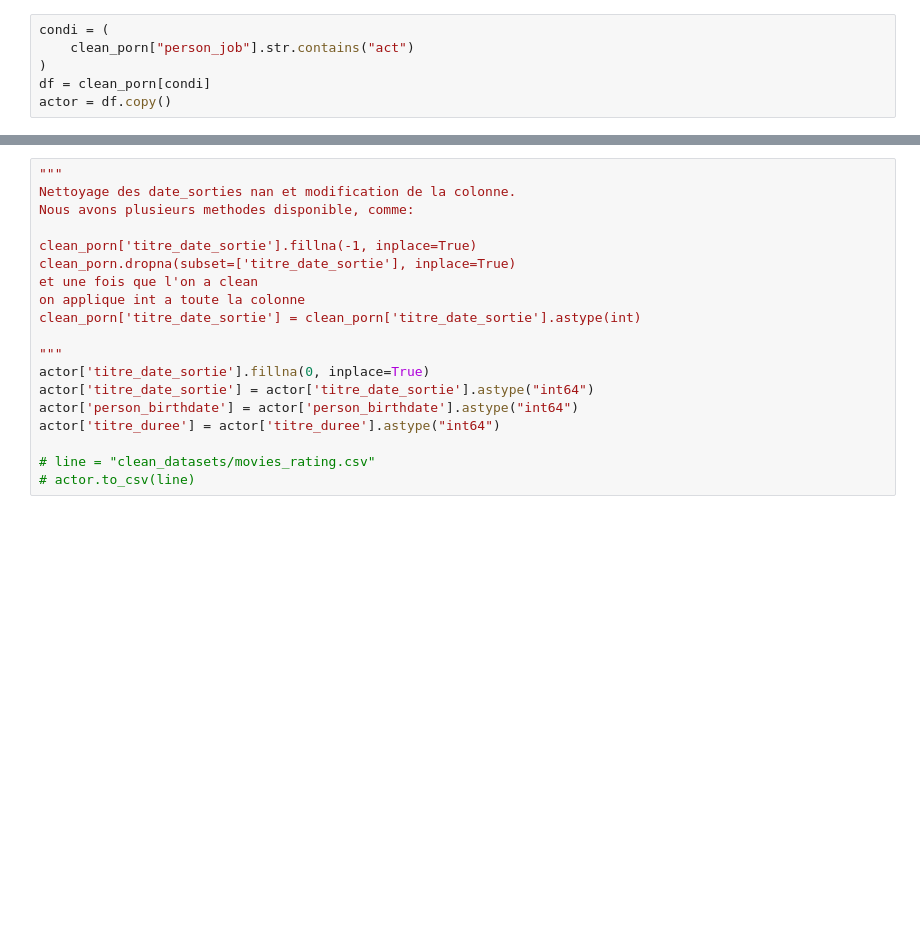
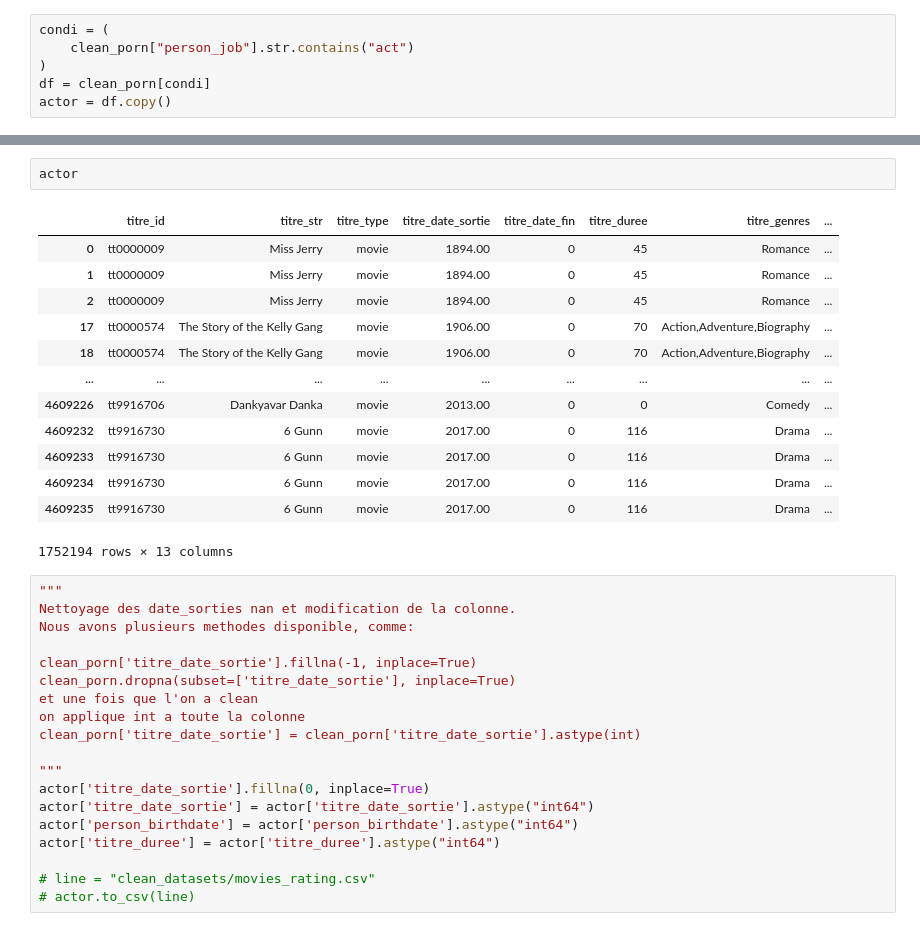
Before and after one commit to Morgan-DCL/project_2, a Jupyter notebook: eda_movies.ipynb, the cells around one changed output, grey strips where cells are left out. Cells and saved outputs as stored; diff of their text form; blank space fills up the shorter version.

```diff
--- a/eda_movies.ipynb
+++ b/eda_movies.ipynb
@@ -45,3 +98,19 @@ actor = df.copy()
+# %%
+actor
+# %% [output]
+|  | titre_id | titre_str | titre_type | titre_date_sortie | titre_date_fin | titre_duree | titre_genres | ... |
+| 0 | tt0000009 | Miss Jerry | movie | 1894.00 | 0 | 45 | Romance | ... |
+| 1 | tt0000009 | Miss Jerry | movie | 1894.00 | 0 | 45 | Romance | ... |
+| 2 | tt0000009 | Miss Jerry | movie | 1894.00 | 0 | 45 | Romance | ... |
+| 17 | tt0000574 | The Story of the Kelly Gang | movie | 1906.00 | 0 | 70 | Action,Adventure,Biography | ... |
+| 18 | tt0000574 | The Story of the Kelly Gang | movie | 1906.00 | 0 | 70 | Action,Adventure,Biography | ... |
+| ... | ... | ... | ... | ... | ... | ... | ... | ... |
+| 4609226 | tt9916706 | Dankyavar Danka | movie | 2013.00 | 0 | 0 | Comedy | ... |
+| 4609232 | tt9916730 | 6 Gunn | movie | 2017.00 | 0 | 116 | Drama | ... |
+| 4609233 | tt9916730 | 6 Gunn | movie | 2017.00 | 0 | 116 | Drama | ... |
+| 4609234 | tt9916730 | 6 Gunn | movie | 2017.00 | 0 | 116 | Drama | ... |
+| 4609235 | tt9916730 | 6 Gunn | movie | 2017.00 | 0 | 116 | Drama | ... |
+1752194 rows × 13 columns
 # %%
 """
 Nettoyage des date_sorties nan et modification de la colonne.
```
Also changed, not shown: parts of 9 cells of this notebook, 3 other files.
